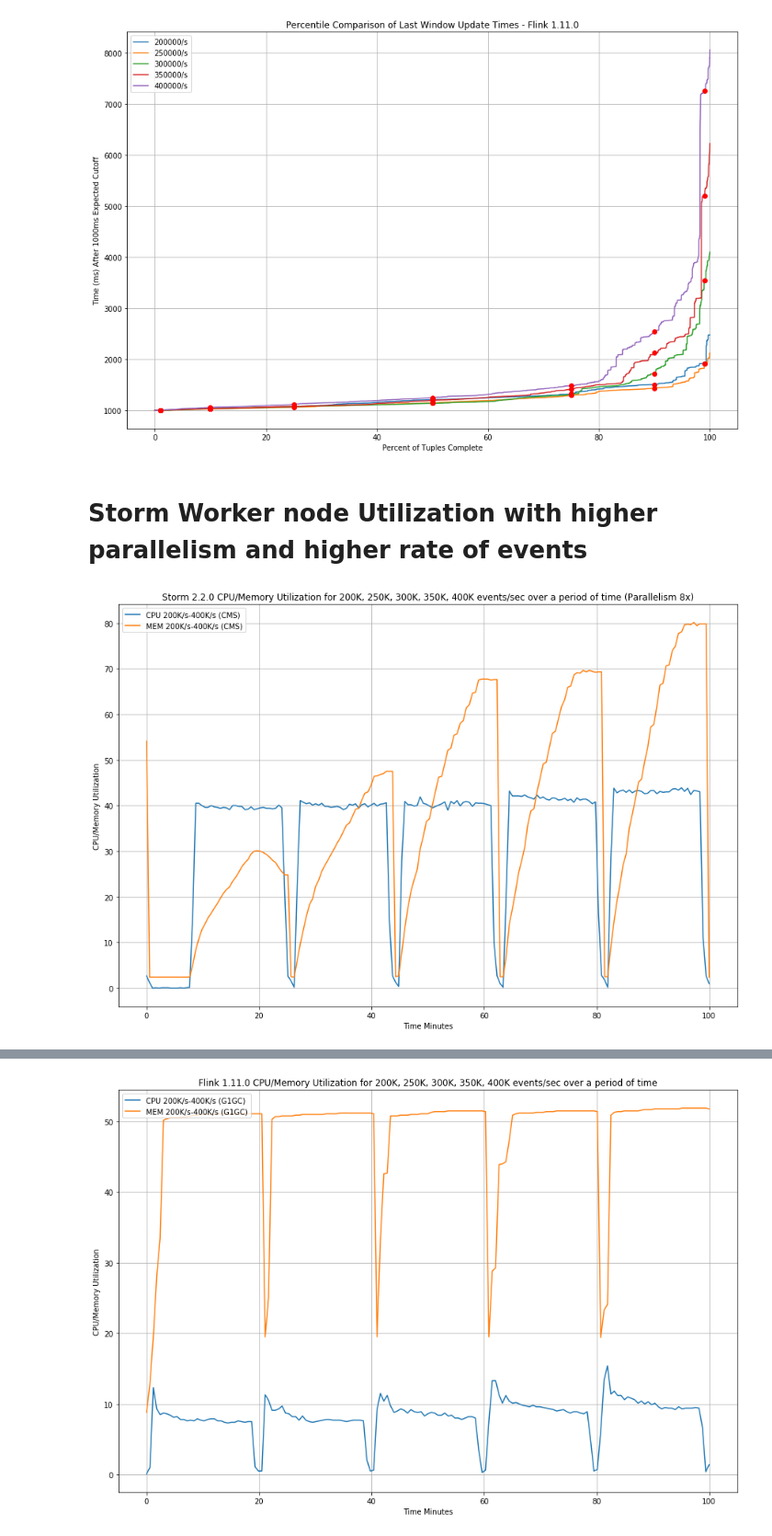
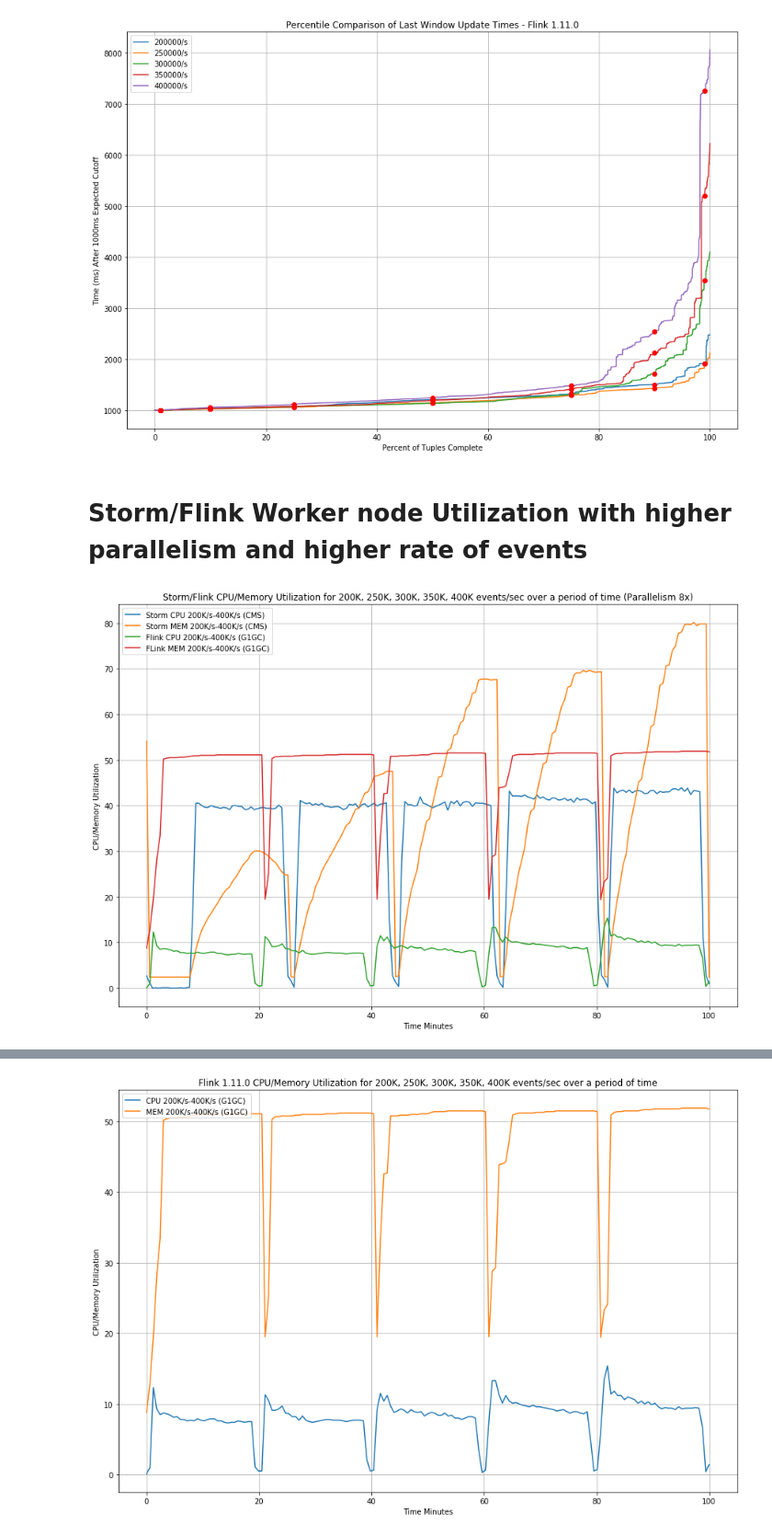
Before and after one commit to yahoo/streaming-benchmarks, a Jupyter notebook: pynotebooks/Benchmark_combined.ipynb, the cells around one changed output, grey strips where cells are left out. Shown at 92% size. Saved outputs shown, nothing was run; the diff lists cells and outputs as text; code cells hidden in the pictures.

Commit message:
Add utilization graphs for Storm Flink

```diff
--- a/pynotebooks/Benchmark_combined.ipynb
+++ b/pynotebooks/Benchmark_combined.ipynb
@@ -1136,7 +1136,7 @@ plt.show
 <function matplotlib.pyplot.show(*args, **kw)>
 [figure]
 # %% [markdown]
-# Storm Worker node Utilization with higher parallelism and higher rate of events
+# Storm/Flink Worker node Utilization with higher parallelism and higher rate of events
 # %%
 def get_utilization_stats(filename):
     utilization = np.loadtxt(filename, dtype=float)
@@ -1145,20 +1145,22 @@ def get_utilization_stats(filename):
 def draw_line(points, label):
     plt.plot(np.linspace(0,100, len(points)), points, label=(label))
 # %%
-files = [("../runs/storm_ysar_200_400_cpu.txt", "CPU 200K/s-400K/s (CMS)"),
-         ("../runs/storm_ysar_200_400_mem.txt", "MEM 200K/s-400K/s (CMS)")]
+files = [("../runs/storm_ysar_200_400_cpu.txt", "Storm CPU 200K/s-400K/s (CMS)"),
+         ("../runs/storm_ysar_200_400_mem.txt", "Storm MEM 200K/s-400K/s (CMS)"),
+         ("../runs/flink_ysar_200_400_cpu.txt", "Flink CPU 200K/s-400K/s (G1GC)"),
+         ("../runs/flink_ysar_200_400_mem.txt", "FLink MEM 200K/s-400K/s (G1GC)")]
 
 utilization_stats = [(get_utilization_stats(filename), label) for (filename, label) in files]
 
 plt.figure(num=None, figsize=(15, 10))
 for (points,label) in utilization_stats:
     draw_line(points,label)
 
 plt.legend(loc="upper left")
 plt.xlabel('Time Minutes')
 plt.ylabel('CPU/Memory Utilization')
 plt.grid(True)
-plt.title('Storm 2.2.0 CPU/Memory Utilization for 200K, 250K, 300K, 350K, 400K events/sec over a period of time (Parallelism 8x)')
+plt.title('Storm/Flink CPU/Memory Utilization for 200K, 250K, 300K, 350K, 400K events/sec over a period of time (Parallelism 8x)')
 plt.show()
 # %% [output]
-[figure, old version]
+[figure, new version]
```
Also changed, not shown: parts of 1 cell of this notebook.
